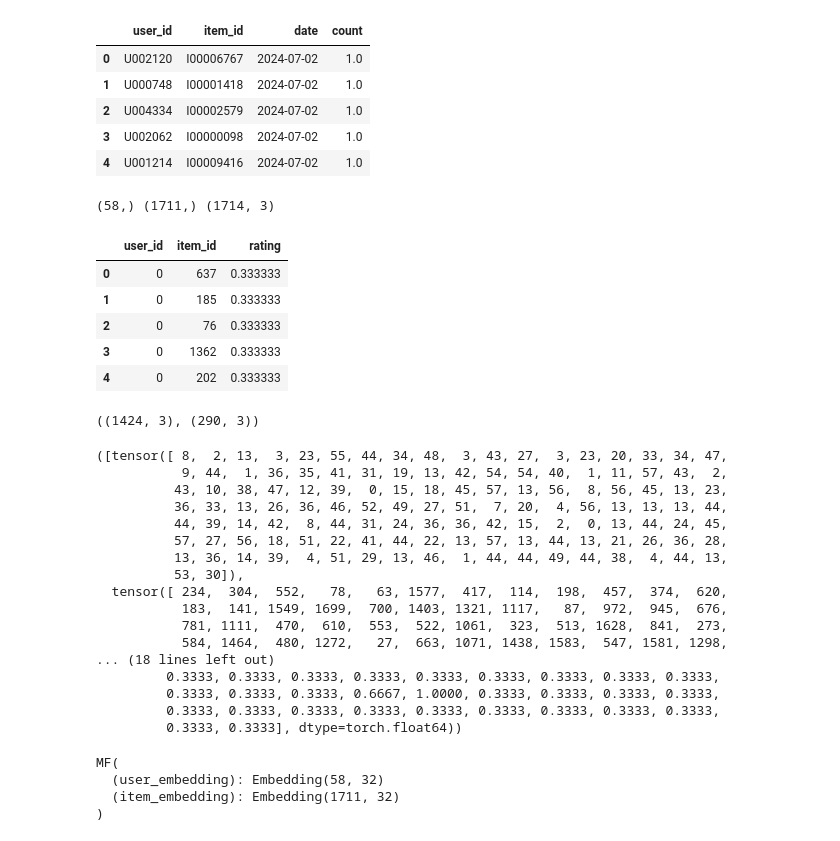
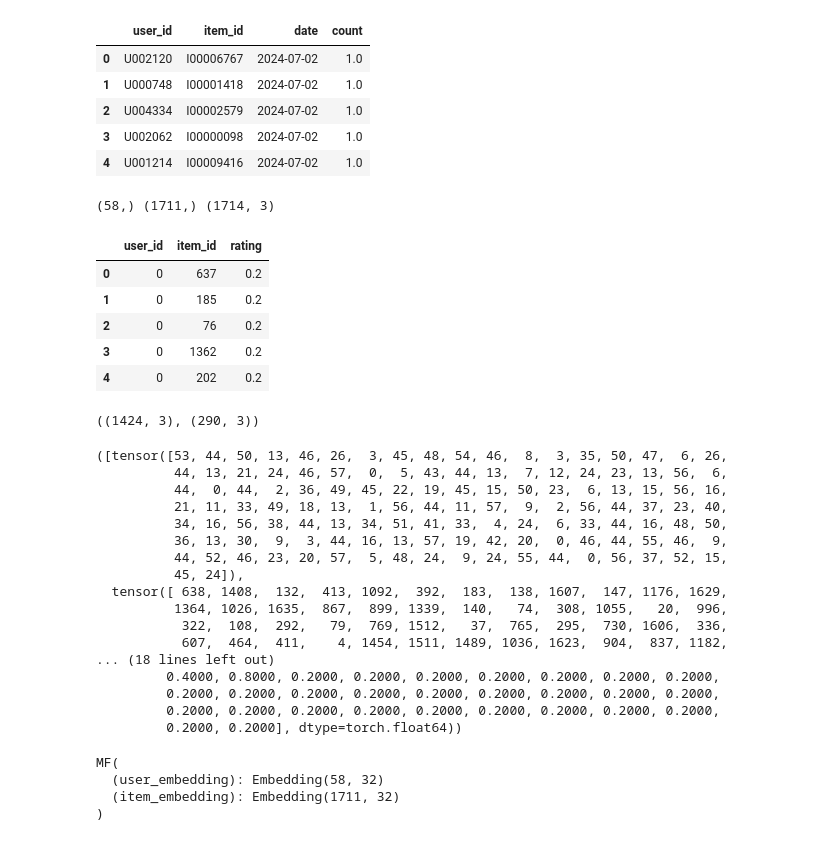
Before and after one commit to DungBeetleBASH/recsys-pipeliner, a Jupyter notebook: notebooks/matrix-factorization-pytorch.ipynb, the cells around one changed output. Cells and saved outputs as stored; diff of their text form; code cells hidden in the pictures.

```diff
--- a/notebooks/matrix-factorization-pytorch.ipynb
+++ b/notebooks/matrix-factorization-pytorch.ipynb
@@ -26,37 +30,37 @@ user_item_interactions_df.head()
 # %%
 from sklearn.preprocessing import LabelEncoder
 
 # filter interactions to include only users with >= 15 interactions
 
 interactions = user_item_interactions_df.groupby('user_id').filter(lambda x: len(x) >= 15)
 
 # sort for train test split
 interactions = interactions.sort_values(['user_id', 'date'], ascending=[True, True]).reset_index(drop=True)
 
 # create ratings column
-interactions['rating'] = np.clip(interactions['count'], a_max=3, a_min=1) / 3
+interactions['rating'] = np.clip(interactions['count'], a_max=5, a_min=1) / 5
 interactions.drop(['count', 'date'], axis=1, inplace=True)
 
 unique_users = interactions.user_id.drop_duplicates()
 unique_items = interactions.item_id.drop_duplicates()
 
 user_encoder = LabelEncoder()
 item_encoder = LabelEncoder()
 
 interactions['user_id'] = user_encoder.fit_transform(interactions['user_id'])
 interactions['item_id'] = item_encoder.fit_transform(interactions['item_id'])
 
 print(unique_users.shape, unique_items.shape, interactions.shape)
 
 interactions.head()
 # %% [output]
 (58,) (1711,) (1714, 3)
 |  | user_id | item_id | rating |
-| 0 | 0 | 637 | 0.333333 |
-| 1 | 0 | 185 | 0.333333 |
-| 2 | 0 | 76 | 0.333333 |
-| 3 | 0 | 1362 | 0.333333 |
-| 4 | 0 | 202 | 0.333333 |
+| 0 | 0 | 637 | 0.2 |
+| 1 | 0 | 185 | 0.2 |
+| 2 | 0 | 76 | 0.2 |
+| 3 | 0 | 1362 | 0.2 |
+| 4 | 0 | 202 | 0.2 |
 # %%
 df_train = interactions.groupby('user_id').head(-5).reset_index(drop=True)
 df_val = interactions.groupby('user_id').tail(5).reset_index(drop=True)
@@ -84,23 +88,23 @@ dl_val = DataLoader(ds_val, batch_size=batch_size, shuffle=True, num_workers=4)
 xb, yb = next(iter(dl_train))
 xb, yb
 # %% [output]
-([tensor([ 8,  2, 13,  3, 23, 55, 44, 34, 48,  3, 43, 27,  3, 23, 20, 33, 34, 47,
-           9, 44,  1, 36, 35, 41, 31, 19, 13, 42, 54, 54, 40,  1, 11, 57, 43,  2,
-          43, 10, 38, 47, 12, 39,  0, 15, 18, 45, 57, 13, 56,  8, 56, 45, 13, 23,
-          36, 33, 13, 26, 36, 46, 52, 49, 27, 51,  7, 20,  4, 56, 13, 13, 13, 44,
-          44, 39, 14, 42,  8, 44, 31, 24, 36, 36, 42, 15,  2,  0, 13, 44, 24, 45,
-          57, 27, 56, 18, 51, 22, 41, 44, 22, 13, 57, 13, 44, 13, 21, 26, 36, 28,
-          13, 36, 14, 39,  4, 51, 29, 13, 46,  1, 44, 44, 49, 44, 38,  4, 44, 13,
-          53, 30]),
-  tensor([ 234,  304,  552,   78,   63, 1577,  417,  114,  198,  457,  374,  620,
-           183,  141, 1549, 1699,  700, 1403, 1321, 1117,   87,  972,  945,  676,
-           781, 1111,  470,  610,  553,  522, 1061,  323,  513, 1628,  841,  273,
-           584, 1464,  480, 1272,   27,  663, 1071, 1438, 1583,  547, 1581, 1298,
+([tensor([53, 44, 50, 13, 46, 26,  3, 45, 48, 54, 46,  8,  3, 35, 50, 47,  6, 26,
+          44, 13, 21, 24, 46, 57,  0,  5, 43, 44, 13,  7, 12, 24, 23, 13, 56,  6,
+          44,  0, 44,  2, 36, 49, 45, 22, 19, 45, 15, 50, 23,  6, 13, 15, 56, 16,
+          21, 11, 33, 49, 18, 13,  1, 56, 44, 11, 57,  9,  2, 56, 44, 37, 23, 40,
+          34, 16, 56, 38, 44, 13, 34, 51, 41, 33,  4, 24,  6, 33, 44, 16, 48, 50,
+          36, 13, 30,  9,  3, 44, 16, 13, 57, 19, 42, 20,  0, 46, 44, 55, 46,  9,
+          44, 52, 46, 23, 20, 57,  5, 48, 24,  9, 24, 55, 44,  0, 56, 37, 52, 15,
+          45, 24]),
+  tensor([ 638, 1408,  132,  413, 1092,  392,  183,  138, 1607,  147, 1176, 1629,
+          1364, 1026, 1635,  867,  899, 1339,  140,   74,  308, 1055,   20,  996,
+           322,  108,  292,   79,  769, 1512,   37,  765,  295,  730, 1606,  336,
+           607,  464,  411,    4, 1454, 1511, 1489, 1036, 1623,  904,  837, 1182,
 ... (18 lines left out)
-         0.3333, 0.3333, 0.3333, 0.3333, 0.3333, 0.3333, 0.3333, 0.3333, 0.3333,
-         0.3333, 0.3333, 0.3333, 0.6667, 1.0000, 0.3333, 0.3333, 0.3333, 0.3333,
-         0.3333, 0.3333, 0.3333, 0.3333, 0.3333, 0.3333, 0.3333, 0.3333, 0.3333,
-         0.3333, 0.3333], dtype=torch.float64))
+         0.4000, 0.8000, 0.2000, 0.2000, 0.2000, 0.2000, 0.2000, 0.2000, 0.2000,
+         0.2000, 0.2000, 0.2000, 0.2000, 0.2000, 0.2000, 0.2000, 0.2000, 0.2000,
+         0.2000, 0.2000, 0.2000, 0.2000, 0.2000, 0.2000, 0.2000, 0.2000, 0.2000,
+         0.2000, 0.2000], dtype=torch.float64))
 # %%
 class MF(nn.Module):
     """ Matrix factorization model """
```
Also changed, not shown: parts of 3 cells of this notebook.
